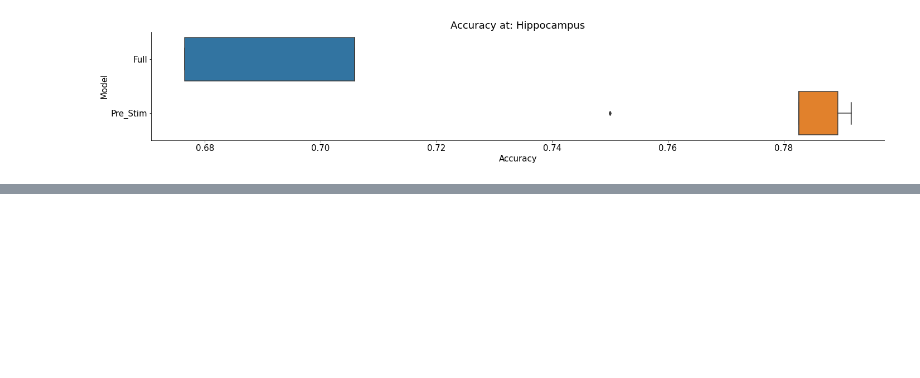
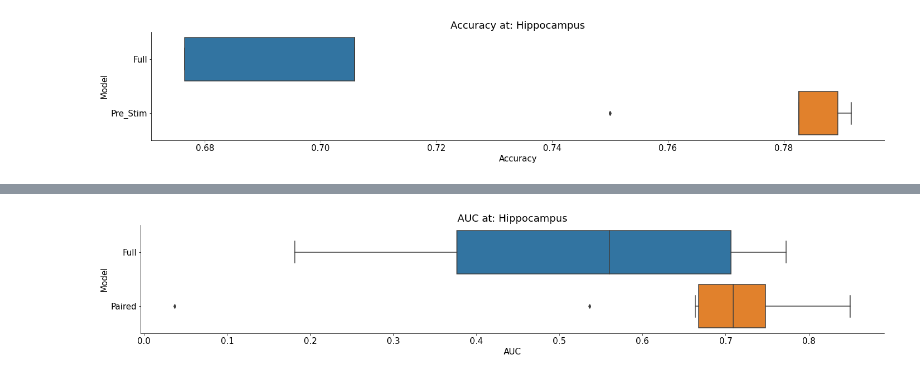
Before and after one commit to AvocadoChutneys/ProjectNMA, a Jupyter notebook: NMA_project_CLEAN.ipynb, the cells around one changed output, grey strips where cells are left out. Cells and saved outputs as stored; diff of their text form; code cells hidden in the pictures; blank space fills up the shorter version.

```diff
--- a/NMA_project_CLEAN.ipynb
+++ b/NMA_project_CLEAN.ipynb
@@ -295,0 +382,11 @@ This results make us think that the the prestimulus activity **could** carry on
+# %%
+#@title Compare AUC with balanced classes
+
+output_df = pd.DataFrame({
+    'Model': np.concatenate((np.array(["Full"]*10),np.array(["Paired"]*10))),
+    "AUC": np.concatenate((auc_full,auc_pre))
+})
+sns.boxplot(x='AUC',y='Model',data=output_df);
+plt.title(f'AUC at: {area}');
+# %% [output]
+[figure, added]
```
Also changed, not shown: parts of 19 cells of this notebook.
